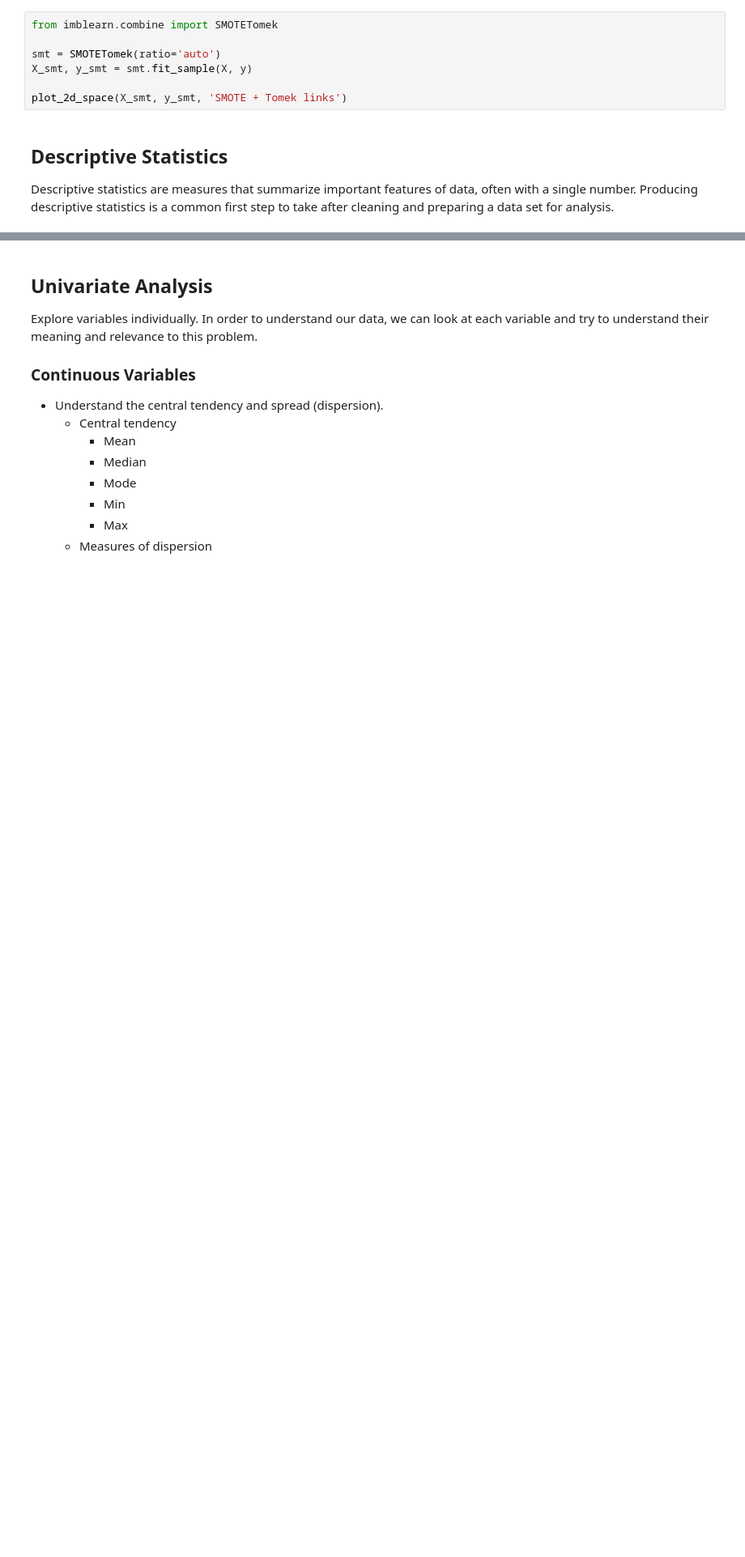
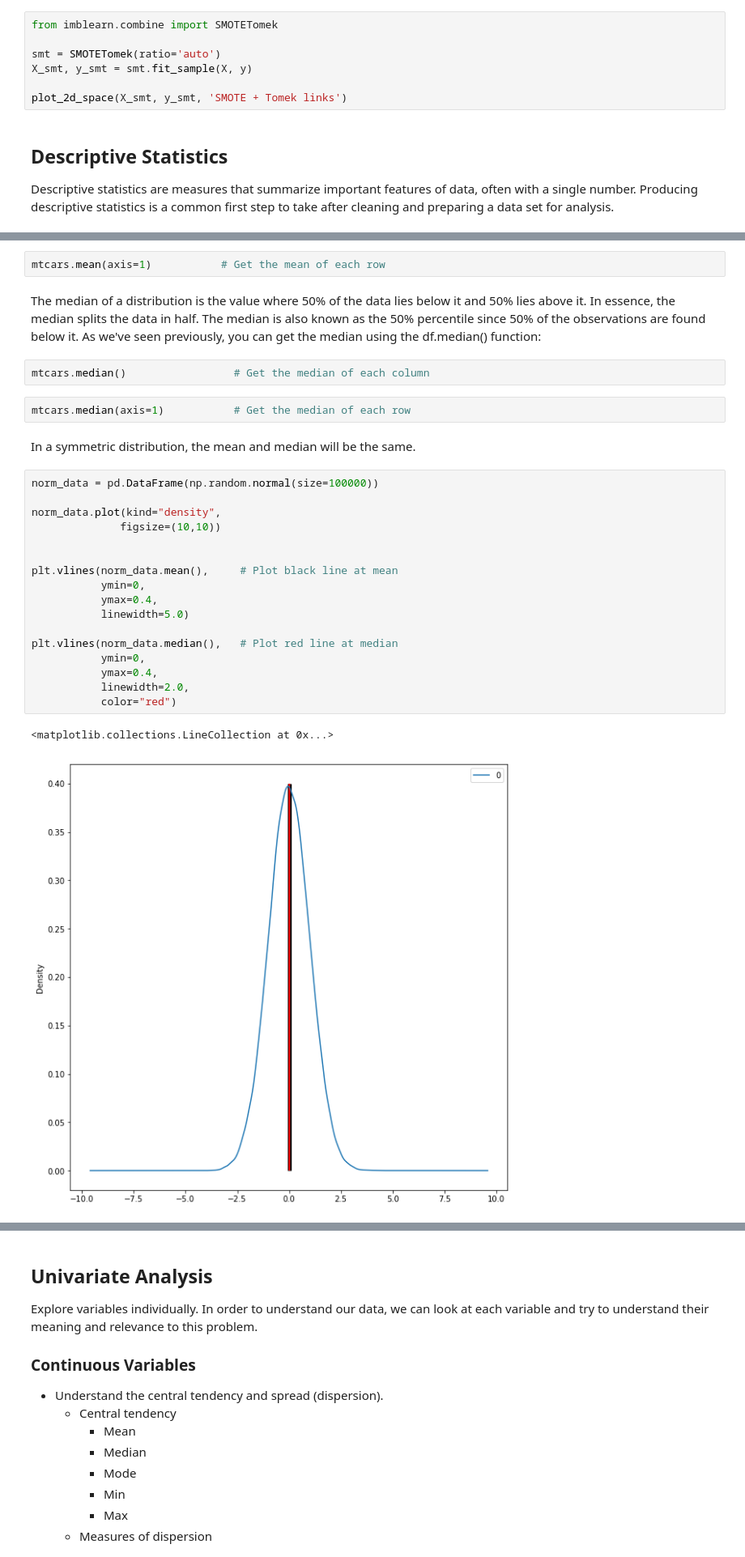
Before and after one commit to ksatola/Data-Science-Notes, a Jupyter notebook: EDA_Template.ipynb, the cells around one changed output, grey strips where cells are left out. Shown at 81% size. Cells and saved outputs as stored; diff of their text form; blank space fills up the shorter version.

```diff
--- a/EDA_Template.ipynb
+++ b/EDA_Template.ipynb
@@ -527,0 +538,30 @@ Descriptive statistics are measures that summarize important features of data, o
+# %%
+mtcars.mean(axis=1)           # Get the mean of each row
+# %% [markdown]
+The median of a distribution is the value where 50% of the data lies below it and 50% lies above it. In essence, the median splits the data in half. The median is also known as the 50% percentile since 50% of the observations are found below it. As we've seen previously, you can get the median using the df.median() function:
+# %%
+mtcars.median()                 # Get the median of each column
+# %%
+mtcars.median(axis=1)           # Get the median of each row
+# %% [markdown]
+In a symmetric distribution, the mean and median will be the same.
+# %%
+norm_data = pd.DataFrame(np.random.normal(size=100000))
+
+norm_data.plot(kind="density",
+              figsize=(10,10))
+
+
+plt.vlines(norm_data.mean(),     # Plot black line at mean
+           ymin=0,
+           ymax=0.4,
+           linewidth=5.0)
+
+plt.vlines(norm_data.median(),   # Plot red line at median
+           ymin=0,
+           ymax=0.4,
+           linewidth=2.0,
+           color="red")
+# %% [output]
+<matplotlib.collections.LineCollection at 0x...>
+[figure, added]
```
Also changed, not shown: parts of 7 cells of this notebook, 1 other file.
